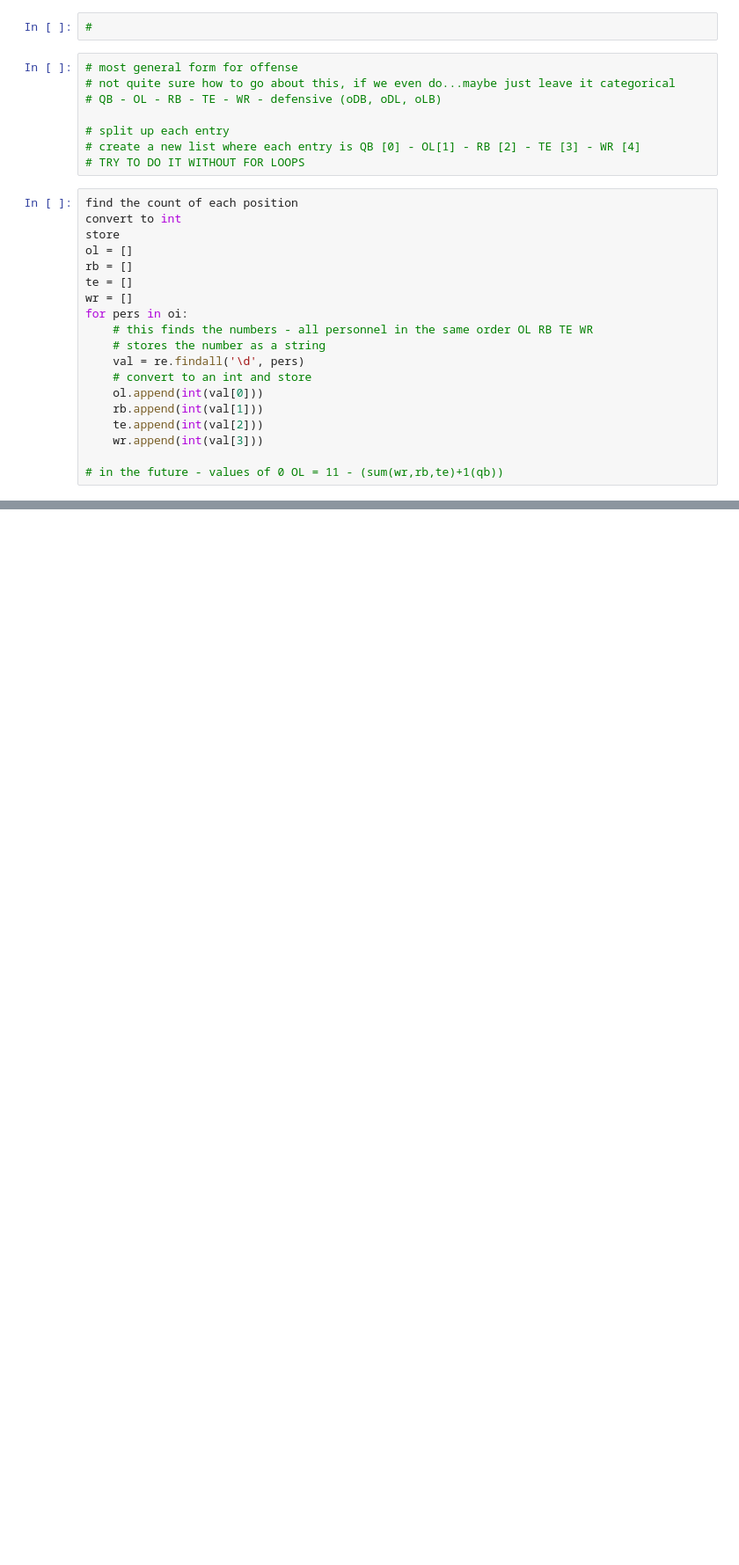
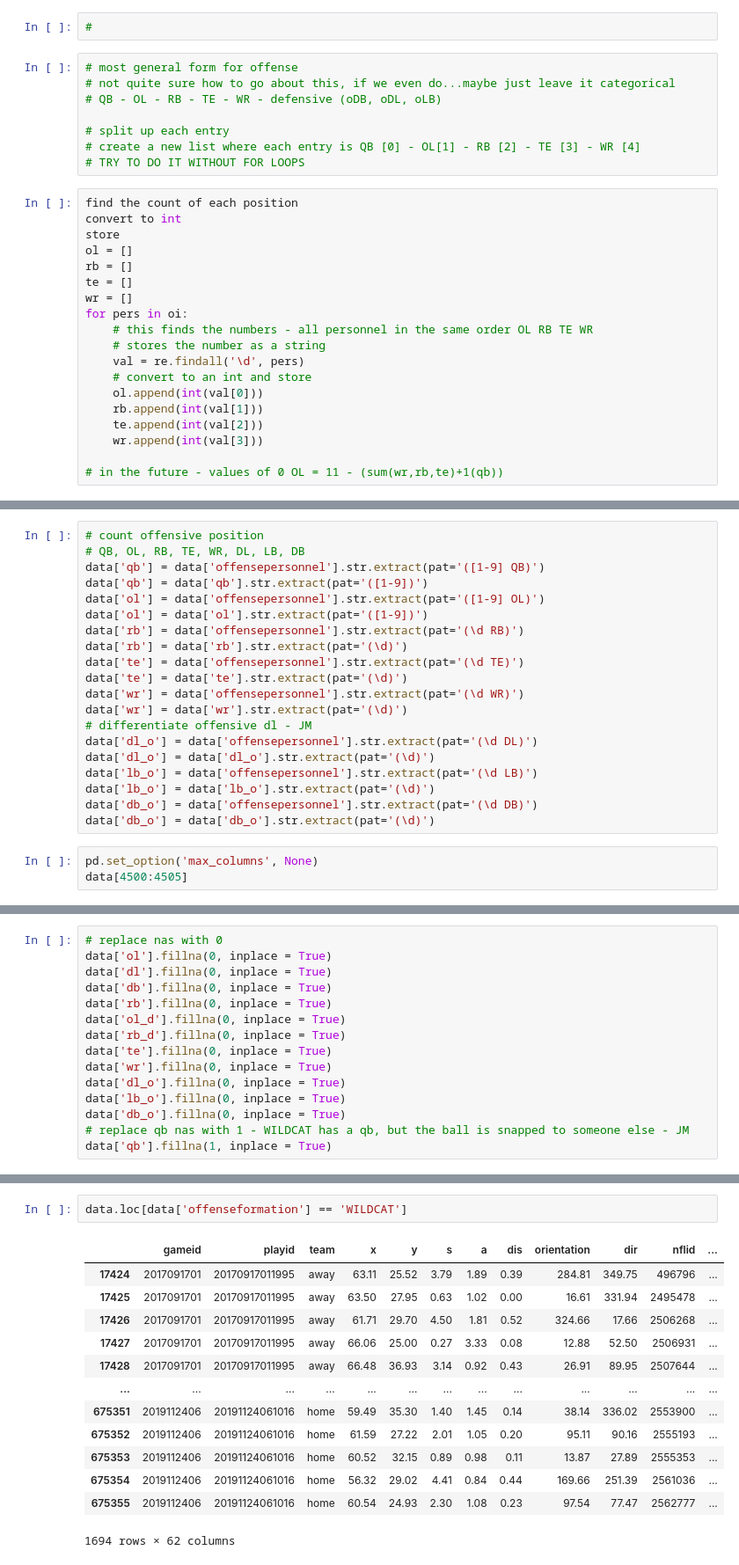
Before and after one commit to MaloneyJason/Rush-Yards, a Jupyter notebook: Yard Prediction Exploration.ipynb, the cells around one changed output, grey strips where cells are left out. Shown at 88% size. Cells and saved outputs as stored; diff of their text form; blank space fills up the shorter version.

Commit message:
Added Offensive Positions
Separated offensive positions. Need to fill in OL with 11 - sum(everyone else)

```diff
--- a/Yard Prediction Exploration.ipynb
+++ b/Yard Prediction Exploration.ipynb
@@ -238,0 +232,23 @@ data["rb"] = data["rb"].str.extract(pat="([1-9])")
+# %%
+# count offensive position
+# QB, OL, RB, TE, WR, DL, LB, DB
+data['qb'] = data['offensepersonnel'].str.extract(pat='([1-9] QB)')
+data['qb'] = data['qb'].str.extract(pat='([1-9])')
+data['ol'] = data['offensepersonnel'].str.extract(pat='([1-9] OL)')
+data['ol'] = data['ol'].str.extract(pat='([1-9])')
+data['rb'] = data['offensepersonnel'].str.extract(pat='(\d RB)')
+data['rb'] = data['rb'].str.extract(pat='(\d)')
+data['te'] = data['offensepersonnel'].str.extract(pat='(\d TE)')
+data['te'] = data['te'].str.extract(pat='(\d)')
+data['wr'] = data['offensepersonnel'].str.extract(pat='(\d WR)')
+data['wr'] = data['wr'].str.extract(pat='(\d)')
+# differentiate offensive dl - JM
+data['dl_o'] = data['offensepersonnel'].str.extract(pat='(\d DL)')
+data['dl_o'] = data['dl_o'].str.extract(pat='(\d)')
+data['lb_o'] = data['offensepersonnel'].str.extract(pat='(\d LB)')
+data['lb_o'] = data['lb_o'].str.extract(pat='(\d)')
+data['db_o'] = data['offensepersonnel'].str.extract(pat='(\d DB)')
+data['db_o'] = data['db_o'].str.extract(pat='(\d)')
+# %%
+pd.set_option('max_columns', None)
+data[4500:4505]
@@ -238,0 +282,15 @@ data["rb"] = data["rb"].str.extract(pat="([1-9])")
+# %%
+# replace nas with 0
+data['ol'].fillna(0, inplace = True)
+data['dl'].fillna(0, inplace = True)
+data['db'].fillna(0, inplace = True)
+data['rb'].fillna(0, inplace = True)
+data['ol_d'].fillna(0, inplace = True)
+data['rb_d'].fillna(0, inplace = True)
+data['te'].fillna(0, inplace = True)
+data['wr'].fillna(0, inplace = True)
+data['dl_o'].fillna(0, inplace = True)
+data['lb_o'].fillna(0, inplace = True)
+data['db_o'].fillna(0, inplace = True)
+# replace qb nas with 1 - WILDCAT has a qb, but the ball is snapped to someone else - JM
+data['qb'].fillna(1, inplace = True)
@@ -238,0 +314,16 @@ data["rb"] = data["rb"].str.extract(pat="([1-9])")
+# %%
+data.loc[data['offenseformation'] == 'WILDCAT']
+# %% [output]
+|  | gameid | playid | team | x | y | s | a | dis | orientation | dir | nflid | ... |
+| 17424 | 2017091701 | 20170917011995 | away | 63.11 | 25.52 | 3.79 | 1.89 | 0.39 | 284.81 | 349.75 | 496796 | ... |
+| 17425 | 2017091701 | 20170917011995 | away | 63.50 | 27.95 | 0.63 | 1.02 | 0.00 | 16.61 | 331.94 | 2495478 | ... |
+| 17426 | 2017091701 | 20170917011995 | away | 61.71 | 29.70 | 4.50 | 1.81 | 0.52 | 324.66 | 17.66 | 2506268 | ... |
+| 17427 | 2017091701 | 20170917011995 | away | 66.06 | 25.00 | 0.27 | 3.33 | 0.08 | 12.88 | 52.50 | 2506931 | ... |
+| 17428 | 2017091701 | 20170917011995 | away | 66.48 | 36.93 | 3.14 | 0.92 | 0.43 | 26.91 | 89.95 | 2507644 | ... |
+| ... | ... | ... | ... | ... | ... | ... | ... | ... | ... | ... | ... | ... |
+| 675351 | 2019112406 | 20191124061016 | home | 59.49 | 35.30 | 1.40 | 1.45 | 0.14 | 38.14 | 336.02 | 2553900 | ... |
+| 675352 | 2019112406 | 20191124061016 | home | 61.59 | 27.22 | 2.01 | 1.05 | 0.20 | 95.11 | 90.16 | 2555193 | ... |
+| 675353 | 2019112406 | 20191124061016 | home | 60.52 | 32.15 | 0.89 | 0.98 | 0.11 | 13.87 | 27.89 | 2555353 | ... |
+| 675354 | 2019112406 | 20191124061016 | home | 56.32 | 29.02 | 4.41 | 0.84 | 0.44 | 169.66 | 251.39 | 2561036 | ... |
+| 675355 | 2019112406 | 20191124061016 | home | 60.54 | 24.93 | 2.30 | 1.08 | 0.23 | 97.54 | 77.47 | 2562777 | ... |
+1694 rows × 62 columns
```
Also changed, not shown: parts of 6 cells of this notebook.
